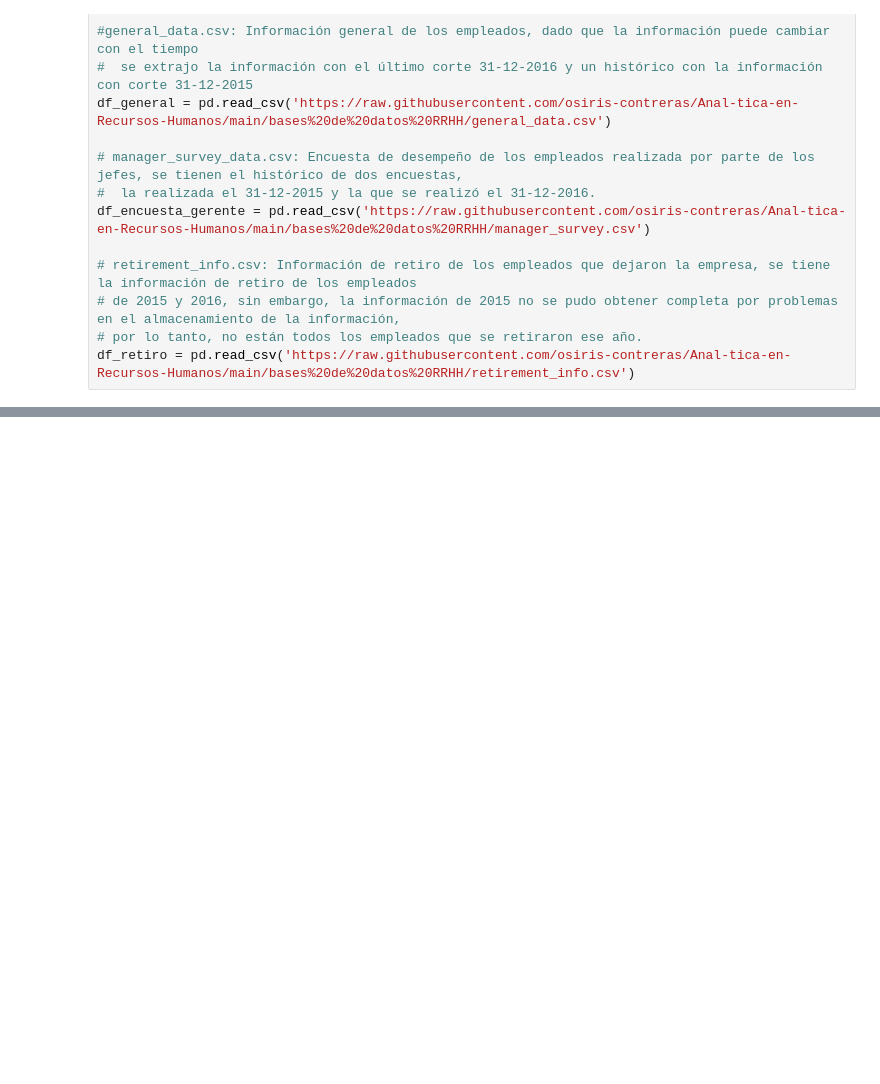
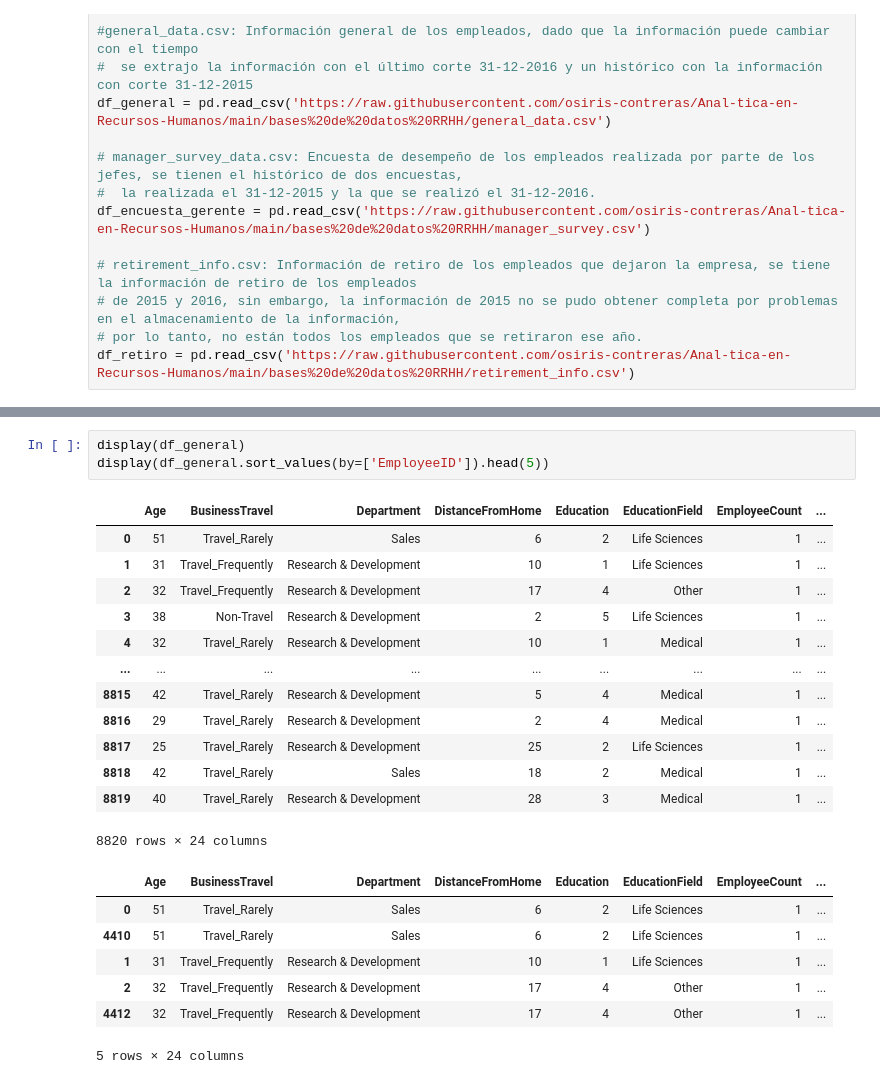
Before and after one commit to osiris-contreras/Anal-tica-en-Recursos-Humanos, a Jupyter notebook: preprocesamieto_de_datos.ipynb, the cells around one changed output, grey strips where cells are left out. Drawn from its saved outputs; the diff is of its cells as text; blank space fills up the shorter version.

```diff
--- a/preprocesamieto_de_datos.ipynb
+++ b/preprocesamieto_de_datos.ipynb
@@ -53,0 +49,24 @@ display(df_encuesta_empleado.sort_values(by=['EmployeeID']).head(10))
+# %%
+display(df_general)
+display(df_general.sort_values(by=['EmployeeID']).head(5))
+# %% [output]
+|  | Age | BusinessTravel | Department | DistanceFromHome | Education | EducationField | EmployeeCount | ... |
+| 0 | 51 | Travel_Rarely | Sales | 6 | 2 | Life Sciences | 1 | ... |
+| 1 | 31 | Travel_Frequently | Research & Development | 10 | 1 | Life Sciences | 1 | ... |
+| 2 | 32 | Travel_Frequently | Research & Development | 17 | 4 | Other | 1 | ... |
+| 3 | 38 | Non-Travel | Research & Development | 2 | 5 | Life Sciences | 1 | ... |
+| 4 | 32 | Travel_Rarely | Research & Development | 10 | 1 | Medical | 1 | ... |
+| ... | ... | ... | ... | ... | ... | ... | ... | ... |
+| 8815 | 42 | Travel_Rarely | Research & Development | 5 | 4 | Medical | 1 | ... |
+| 8816 | 29 | Travel_Rarely | Research & Development | 2 | 4 | Medical | 1 | ... |
+| 8817 | 25 | Travel_Rarely | Research & Development | 25 | 2 | Life Sciences | 1 | ... |
+| 8818 | 42 | Travel_Rarely | Sales | 18 | 2 | Medical | 1 | ... |
+| 8819 | 40 | Travel_Rarely | Research & Development | 28 | 3 | Medical | 1 | ... |
+8820 rows × 24 columns
+|  | Age | BusinessTravel | Department | DistanceFromHome | Education | EducationField | EmployeeCount | ... |
+| 0 | 51 | Travel_Rarely | Sales | 6 | 2 | Life Sciences | 1 | ... |
+| 4410 | 51 | Travel_Rarely | Sales | 6 | 2 | Life Sciences | 1 | ... |
+| 1 | 31 | Travel_Frequently | Research & Development | 10 | 1 | Life Sciences | 1 | ... |
+| 2 | 32 | Travel_Frequently | Research & Development | 17 | 4 | Other | 1 | ... |
+| 4412 | 32 | Travel_Frequently | Research & Development | 17 | 4 | Other | 1 | ... |
+5 rows × 24 columns
```
Also changed, not shown: parts of 3 cells of this notebook.
